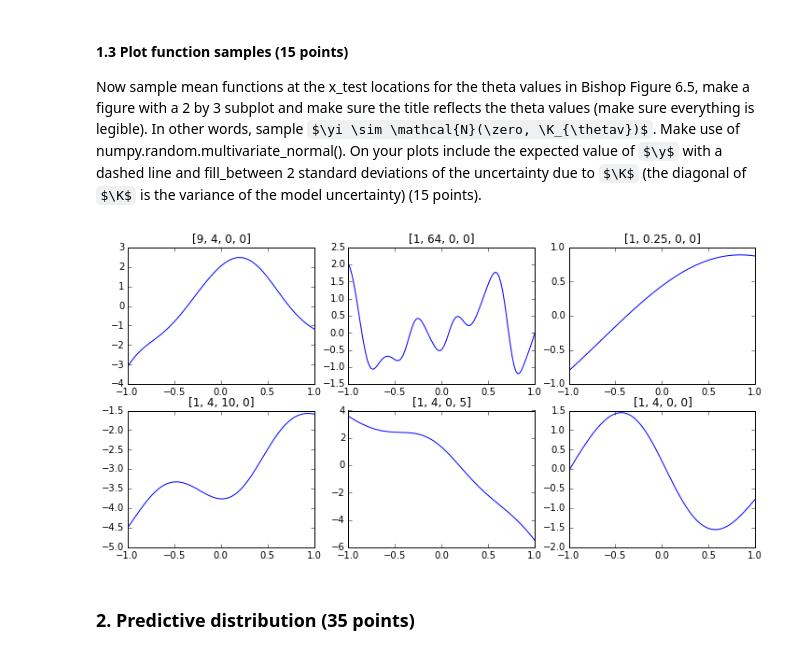
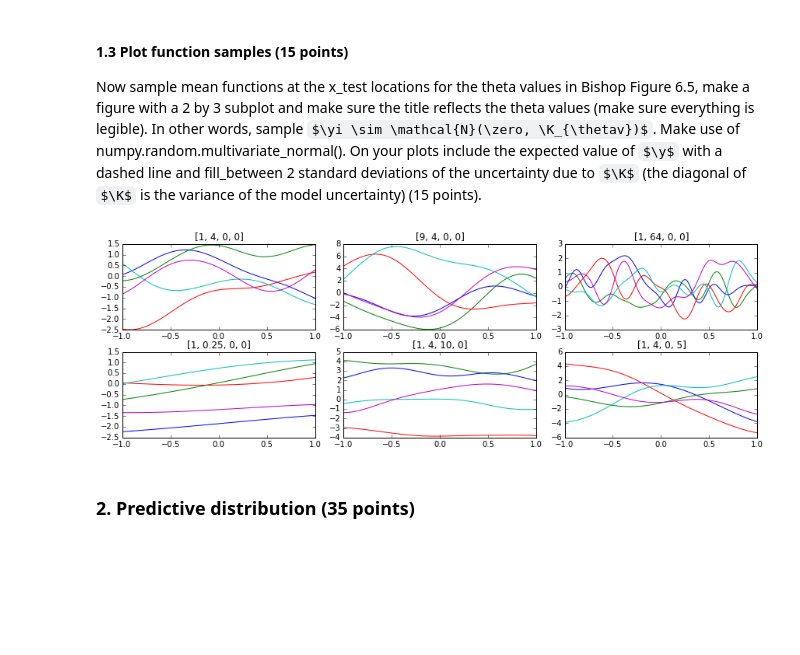
Before and after one commit to erikvanegmond/ml1-2015-lab3, a Jupyter notebook: Lab3.ipynb, the cells around one changed output. Cells and saved outputs as stored; diff of their text form; code cells hidden in the pictures; some formulas as TeX source; blank space fills up the shorter version.

```diff
--- a/Lab3.ipynb
+++ b/Lab3.ipynb
@@ -95,7 +95,7 @@ We will implement Gaussian process regression using the kernel function in Bisho
 To start, implement function "k_n_m( xn, xm, thetas )" that takes scalars $\xn$ and $\xm$, and a vector of $4$ thetas, and computes the kernel function Bishop Eqn. 6.63 (10 points).
 # %%
 def k_n_m(xn, xm, thetas):
-    return thetas[0]*np.exp(-thetas[1]*0.5*np.linalg.norm(xn-xm)**2)+thetas[2]+thetas[3]*np.dot(xn.T, xm)
+    return thetas[0]*np.exp(-thetas[1]*0.5*np.linalg.norm(xn-xm)**2)+thetas[2]+thetas[3]*xn* xm
 # %% [markdown]
 #### 1.2 computeK( X1, X2, thetas ) (5 points)
 Eqn 6.60 is the marginal distribution of mean ouput of $N$ data vectors: $p(\y) = \mathcal{N}(\zero, \K)$.  Notice that the expected mean function is $0$ at all locations, and that the covariance is a $N$ by $N$ kernel matrix $\K$.  Write a function "computeK( X1, X2, thetas )" that computes the kernel matrix. Hint: use k_n_m as part of an innner loop (of course, there are more efficient ways of computing the kernel function making better use of vectorization, but that is not necessary) (5 points).
@@ -111,17 +111,17 @@ def computeK(X1, X2, thetas):
 Now sample mean functions at the x_test locations for the theta values in Bishop Figure 6.5, make a figure with a 2 by 3 subplot and make sure the title reflects the theta values (make sure everything is legible).  In other words, sample $\yi \sim \mathcal{N}(\zero, \K_{\thetav})$.  Make use of numpy.random.multivariate_normal().  On your plots include the expected value of $\y$ with a dashed line and fill_between 2 standard deviations of the uncertainty due to $\K$ (the diagonal of $\K$ is the variance of the model uncertainty) (15 points).
 # %%
 thetas_list = [[1, 4, 0, 0], [9, 4, 0, 0], [1, 64, 0, 0], [1, 0.25, 0,0],[1,4,10,0],[1,4,0,5]]
-plt.subplots(nrows=2, ncols=3,figsize=(10,5))
+plt.subplots(nrows=2, ncols=3,figsize=(12,4))
 pp.tight_layout()
 for i, thetas in enumerate(thetas_list):
-    ax = pp.subplot(2,3, i)
+    ax = pp.subplot(2,3, i+1)
     ax.set_title(str(thetas))
-    for j in range(1):
+    for j in range(5):
         K = computeK(x_test, x_test, thetas)
         y = np.random.multivariate_normal(np.zeros(K.shape[0]), K)
         pp.plot( x_test, y, lw=1)
 # %% [output]
-[figure, old version]
+[figure, new version]
 # %% [markdown]
 ### 2. Predictive distribution (35 points)
 # %% [markdown]
```
Also changed, not shown: parts of 2 cells of this notebook.
